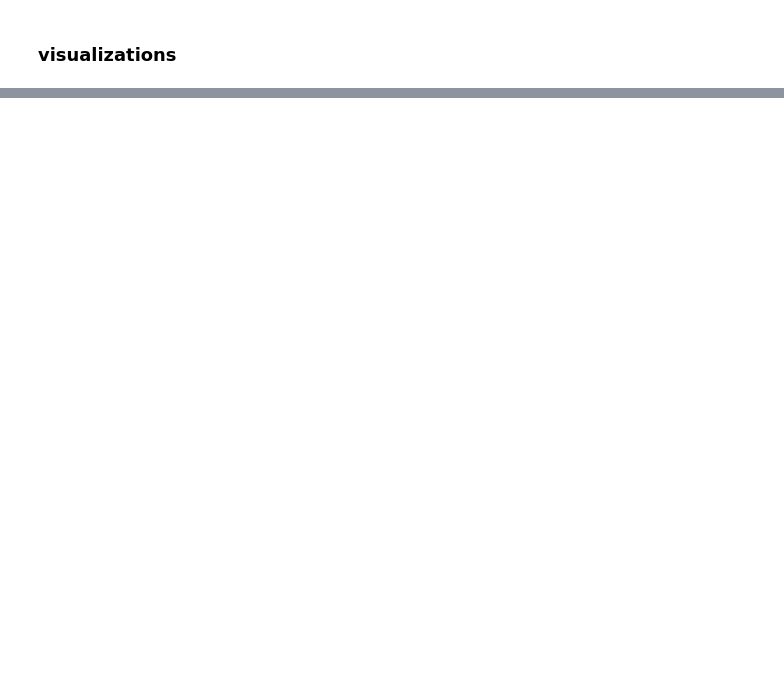
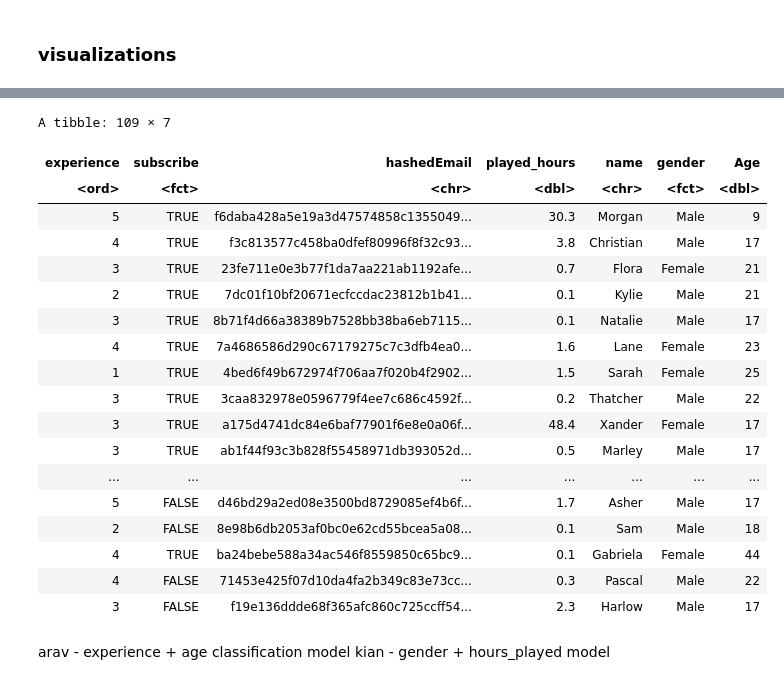
Before and after one commit to kianshahnia/dsci-100-final-report, a Jupyter notebook: final_project.ipynb, the cells around one changed output, grey strips where cells are left out. Cells and saved outputs as stored; diff of their text form; code cells hidden in the pictures; blank space fills up the shorter version.

Commit message:
initial classification

```diff
--- a/final_project.ipynb
+++ b/final_project.ipynb
@@ -109,0 +101,32 @@ filtered_data |>
+# %%
+players_filtered$experience <- factor(
+  players_filtered$experience,
+  levels = c("Pro", "Veteran", "Amateur", "Regular", "Beginner"),
+  labels = c("5", "4", "3", "2", "1"),
+  ordered = TRUE
+)
+
+players_filtered
+# %% [output]
+A tibble: 109 × 7
+| experience | subscribe | hashedEmail | played_hours | name | gender | Age |
+| <ord> | <fct> | <chr> | <dbl> | <chr> | <fct> | <dbl> |
+| 5 | TRUE | f6daba428a5e19a3d47574858c1355049... | 30.3 | Morgan | Male | 9 |
+| 4 | TRUE | f3c813577c458ba0dfef80996f8f32c93... | 3.8 | Christian | Male | 17 |
+| 3 | TRUE | 23fe711e0e3b77f1da7aa221ab1192afe... | 0.7 | Flora | Female | 21 |
+| 2 | TRUE | 7dc01f10bf20671ecfccdac23812b1b41... | 0.1 | Kylie | Male | 21 |
+| 3 | TRUE | 8b71f4d66a38389b7528bb38ba6eb7115... | 0.1 | Natalie | Male | 17 |
+| 4 | TRUE | 7a4686586d290c67179275c7c3dfb4ea0... | 1.6 | Lane | Female | 23 |
+| 1 | TRUE | 4bed6f49b672974f706aa7f020b4f2902... | 1.5 | Sarah | Female | 25 |
+| 3 | TRUE | 3caa832978e0596779f4ee7c686c4592f... | 0.2 | Thatcher | Male | 22 |
+| 3 | TRUE | a175d4741dc84e6baf77901f6e8e0a06f... | 48.4 | Xander | Female | 17 |
+| 3 | TRUE | ab1f44f93c3b828f55458971db393052d... | 0.5 | Marley | Male | 17 |
+| ... | ... | ... | ... | ... | ... | ... |
+| 5 | FALSE | d46bd29a2ed08e3500bd8729085ef4b6f... | 1.7 | Asher | Male | 17 |
+| 2 | FALSE | 8e98b6db2053af0bc0e62cd55bcea5a08... | 0.1 | Sam | Male | 18 |
+| 4 | TRUE | ba24bebe588a34ac546f8559850c65bc9... | 0.1 | Gabriela | Female | 44 |
+| 4 | FALSE | 71453e425f07d10da4fa2b349c83e73cc... | 0.3 | Pascal | Male | 22 |
+| 3 | FALSE | f19e136ddde68f365afc860c725ccff54... | 2.3 | Harlow | Male | 17 |
+# %% [markdown]
+arav - experience + age classification model
+kian - gender + hours_played model
```
Also changed, not shown: parts of 11 cells of this notebook.
